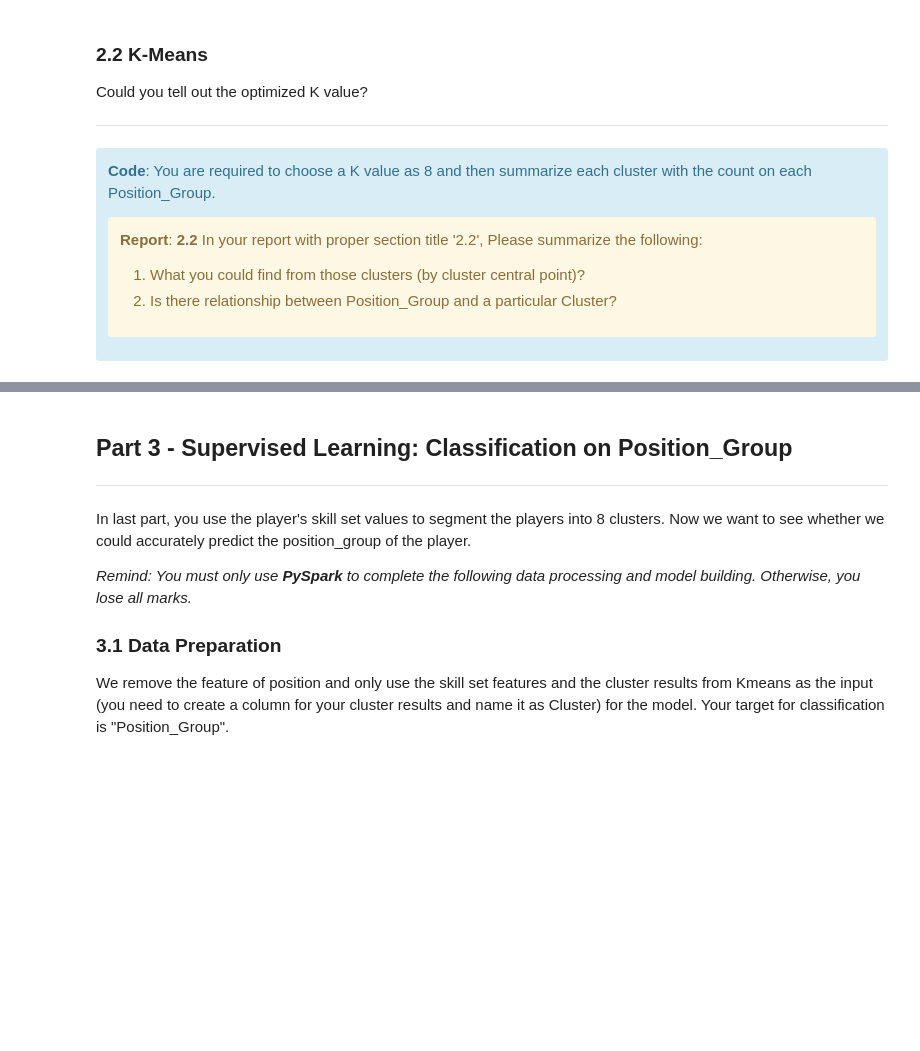
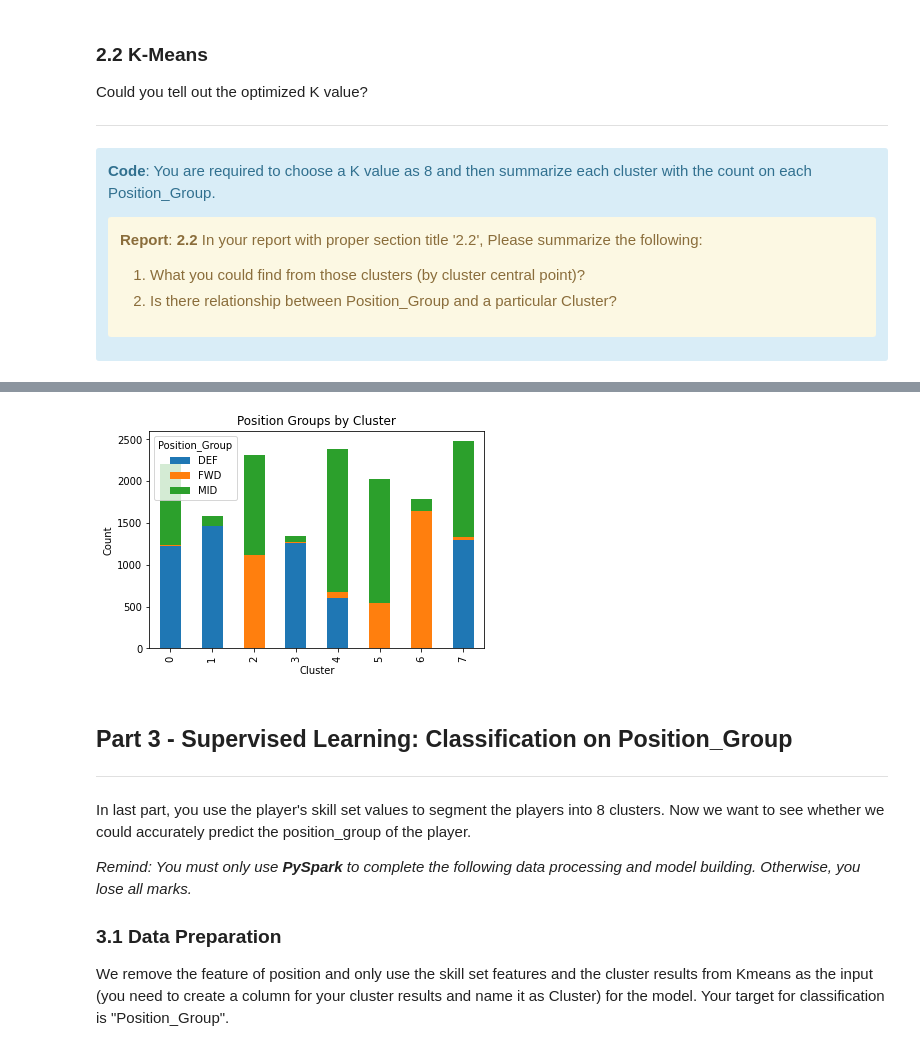
Before and after one commit to turnbulla/sit742-1, a Jupyter notebook: Copy_of_2020SIT742Task2Sol.ipynb, the cells around one changed output, grey strips where cells are left out. Drawn from its saved outputs; the diff is of its cells as text; code cells hidden in the pictures; blank space fills up the shorter version.

```diff
--- a/Copy_of_2020SIT742Task2Sol.ipynb
+++ b/Copy_of_2020SIT742Task2Sol.ipynb
@@ -492,0 +483,13 @@ from pyspark.sql import SQLContext
+# %%
+k = 8
+
+kmeans2 = KMeans().setK(8).setSeed(1)
+model2 = kmeans2.fit(df_kmeans_)
+# %%
+from pyspark.sql import SQLContext
+cluster = model2.transform(df_kmeans_)
+cluster.show()
+
+df_kmeans_pred_ = df_kmeans_new.join(cluster, on=['ID'], how='left').withColumnRenamed('Prediction', 'Cluster')
+
+df_kmeans_pred_.show()
@@ -493,3 +536,13 @@ from pyspark.sql import SQLContext
+# %%
+df_cluster_result = df_kmeans_pred_.toPandas().set_index('ID')
+
+pd.crosstab(df_cluster_result['Cluster'],
+            df_cluster_result['Position_Group']).plot.bar(stacked=True)
+plt.title('Position Groups by Cluster')
+plt.ylabel('Count')
+plt.show()
+# %% [output]
+[figure, added]
 # %% [markdown]
 ## Part 3 - Supervised Learning: Classification on Position_Group
 
```
Also changed, not shown: parts of 17 cells of this notebook.
